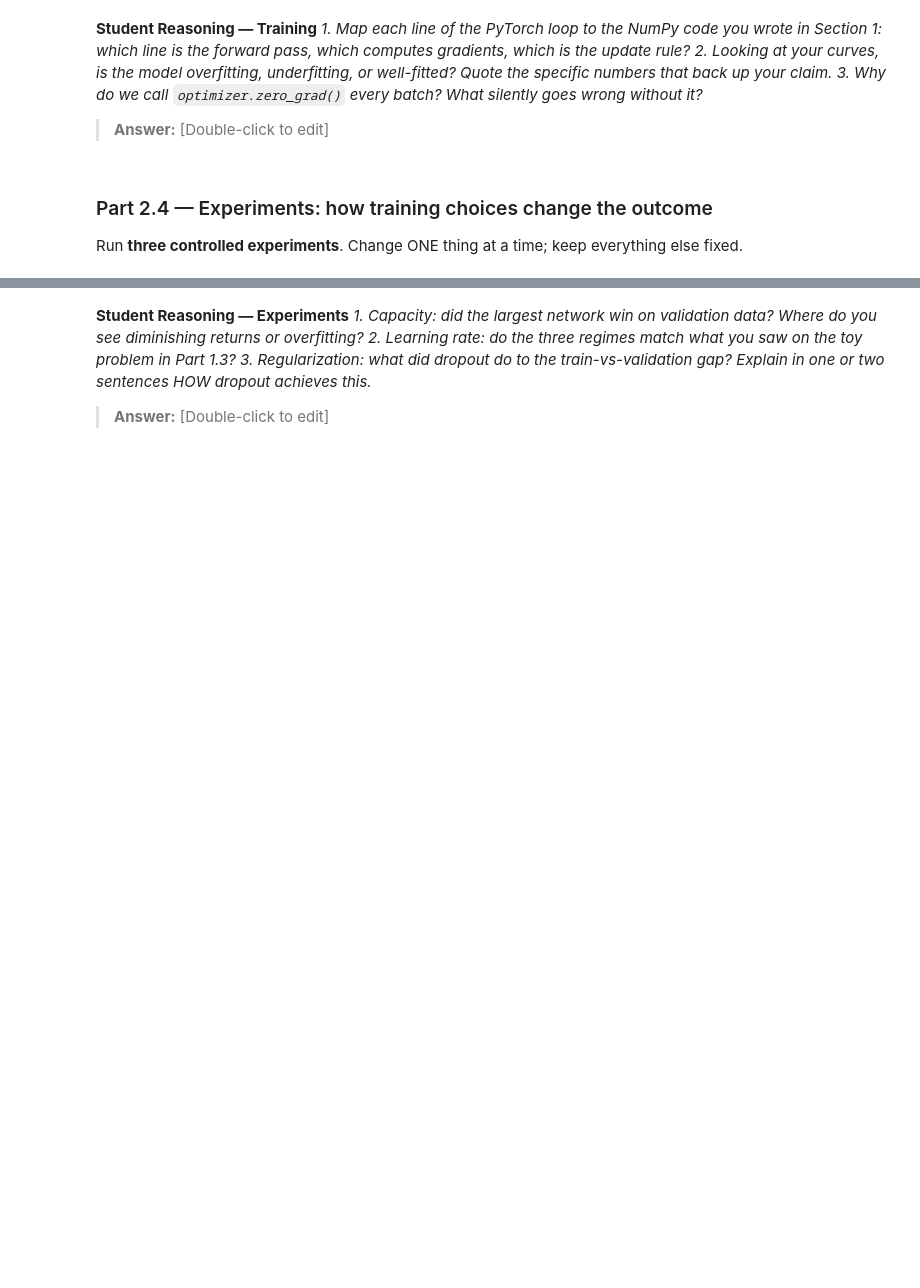
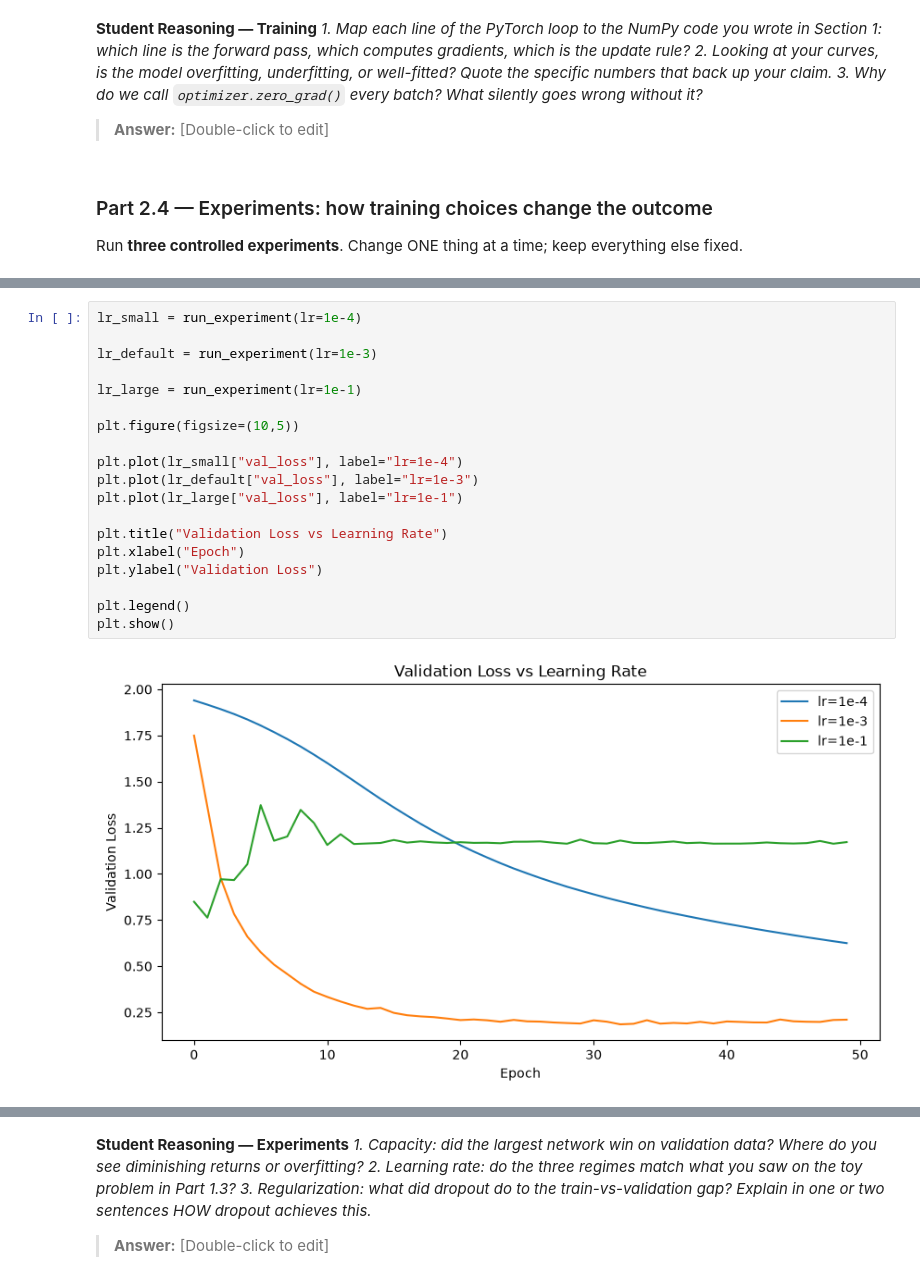
Before and after one commit to kgyamebi/lab-3, a Jupyter notebook: Lab_3.ipynb, the cells around one changed output, grey strips where cells are left out. Cells and saved outputs as stored; diff of their text form; blank space fills up the shorter version.

```diff
--- a/Lab_3.ipynb
+++ b/Lab_3.ipynb
@@ -848,0 +1004,21 @@ Run **three controlled experiments**. Change ONE thing at a time; keep everythin
+# %%
+lr_small = run_experiment(lr=1e-4)
+
+lr_default = run_experiment(lr=1e-3)
+
+lr_large = run_experiment(lr=1e-1)
+
+plt.figure(figsize=(10,5))
+
+plt.plot(lr_small["val_loss"], label="lr=1e-4")
+plt.plot(lr_default["val_loss"], label="lr=1e-3")
+plt.plot(lr_large["val_loss"], label="lr=1e-1")
+
+plt.title("Validation Loss vs Learning Rate")
+plt.xlabel("Epoch")
+plt.ylabel("Validation Loss")
+
+plt.legend()
+plt.show()
+# %% [output]
+[figure, added]
```
Also changed, not shown: parts of 5 cells of this notebook.
